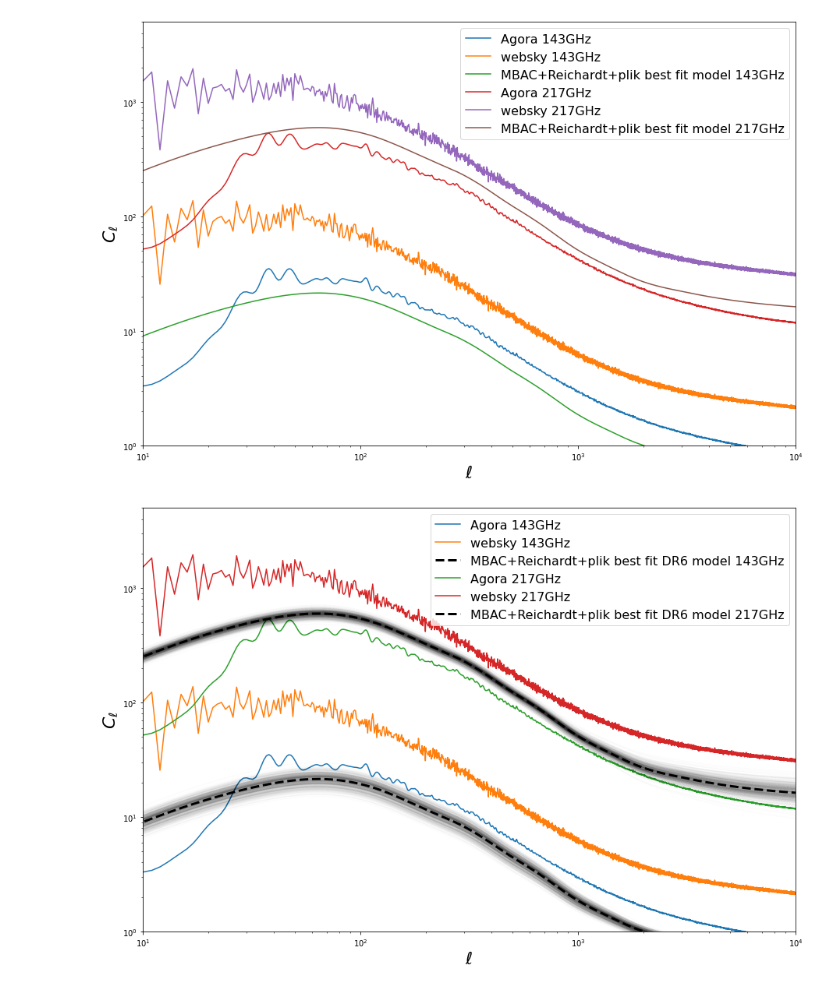
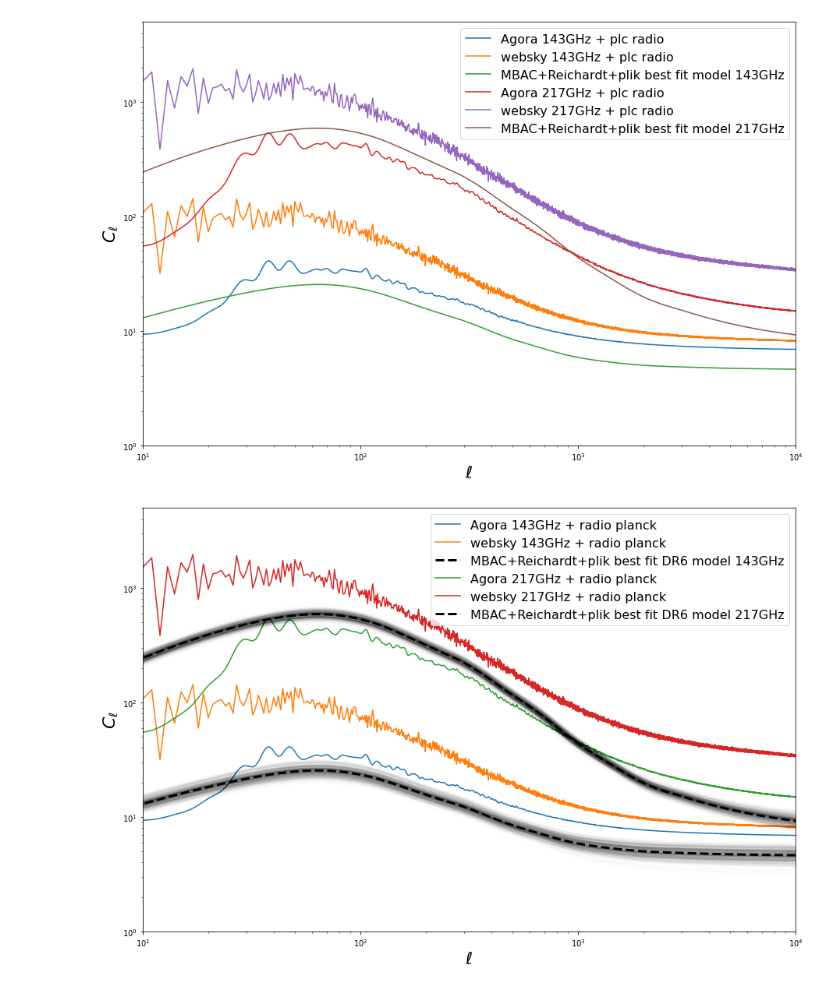
Before and after one commit to beringueb/DR6_fgmodels, a Jupyter notebook: notebooks/Untitled.ipynb, the cells around one changed output. Saved outputs shown, nothing was run; the diff lists cells and outputs as text; code cells hidden in the pictures.

```diff
--- a/notebooks/Untitled.ipynb
+++ b/notebooks/Untitled.ipynb
@@ -97,13 +123,13 @@ def get_MBAC_recihardt_plik_bf(freq, param_dict, lmax=10000, dl=False, units='Jy
 # %%
 f, ax = plt.subplots(1,1,figsize=(15,10))
-
+radio_flux_plc = np.array([6.05, 3.12])
 for i, fr in enumerate([143,217]):
     ell, cl = get_spectra_agora(fr)
-    ax.plot(ell, cl, label = f"Agora {fr}GHz")
+    ax.plot(ell, cl+ radio_flux_plc[i], label = f"Agora {fr}GHz + plc radio")
     ell, cl = get_spectra_websky(fr)
-    ax.plot(ell, cl, label = f"websky {fr}GHz")
-    ell, cl = get_MBAC_recihardt_plik_bf(fr,draw_params())
-    ax.plot(ell, cl, label = f"MBAC+Reichardt+plik best fit model {fr}GHz")
+    ax.plot(ell, cl+ radio_flux_plc[i], label = f"websky {fr}GHz + plc radio")
+    ell, cl = get_DR6_plik_bf(fr,draw_params())
+    ax.plot(ell, cl , label = f"MBAC+Reichardt+plik best fit model {fr}GHz")
 ax.legend(loc = 'best', prop={'size':16})
 ax.set_xlabel('$\ell$', fontsize = 22)
 ax.set_ylabel('$C_{\ell}$', fontsize = 22)
@@ -114,28 +140,28 @@ ax.set_ylim(1,5e3)
 # plt.savefig("../../../ACT/project/0223_mflike-highL/DR6_fgmodels/figures/agora_websky.png")
 plt.show()
 # %% [output]
-[figure, old version]
+[figure, new version]
 # %%
 f, ax = plt.subplots(1,1,figsize=(15,10))
 N = 500
 for i, fr in enumerate([143,217]):
     ell, cl = get_spectra_agora(fr)
-    ax.plot(ell, cl, label = f"Agora {fr}GHz")
+    ax.plot(ell, cl + radio_flux_plc[i], label = f"Agora {fr}GHz + radio planck")
     ell, cl = get_spectra_websky(fr)
-    ax.plot(ell, cl, label = f"websky {fr}GHz")
+    ax.plot(ell, cl + radio_flux_plc[i], label = f"websky {fr}GHz + radio planck")
     for _ in range(N):
-        ell, cl = get_MBAC_recihardt_plik_bf(fr, draw_params(False))
+        ell, cl = get_DR6_plik_bf(fr, draw_params(False))
         ax.plot(ell, cl, alpha=.01, c='k')
-    ell, cl = get_MBAC_recihardt_plik_bf(fr,draw_params())
+    ell, cl = get_DR6_plik_bf(fr,draw_params())
     ax.plot(ell, cl, label = f"MBAC+Reichardt+plik best fit DR6 model {fr}GHz", lw=3, c='k', ls='dashed')
 ax.legend(loc = 'best', prop={'size':16})
 ax.set_xlabel('$\ell$', fontsize = 22)
 ax.set_ylabel('$C_{\ell}$', fontsize = 22)
 ax.set_yscale('log')
 ax.set_xscale('log')
 ax.set_xlim(10, 10000)
 ax.set_ylim(1,5e3)
-plt.savefig("../figures/agora_websky_bfdr6_plcmask.png")
+plt.savefig("../figures/agora_websky_bfdr6_plc_radio.png")
 plt.show()
 # %% [output]
-[figure, old version]
+[figure, new version]
```
Also changed, not shown: parts of 1 cell of this notebook, 14 other files.
